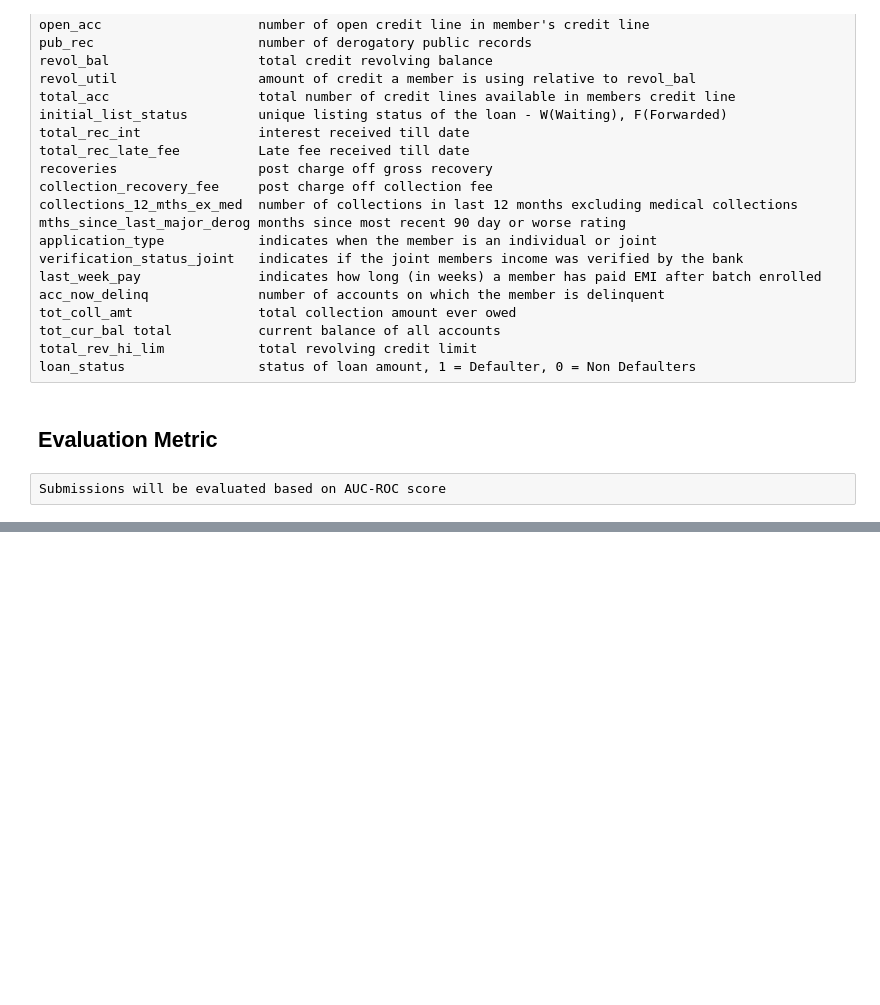
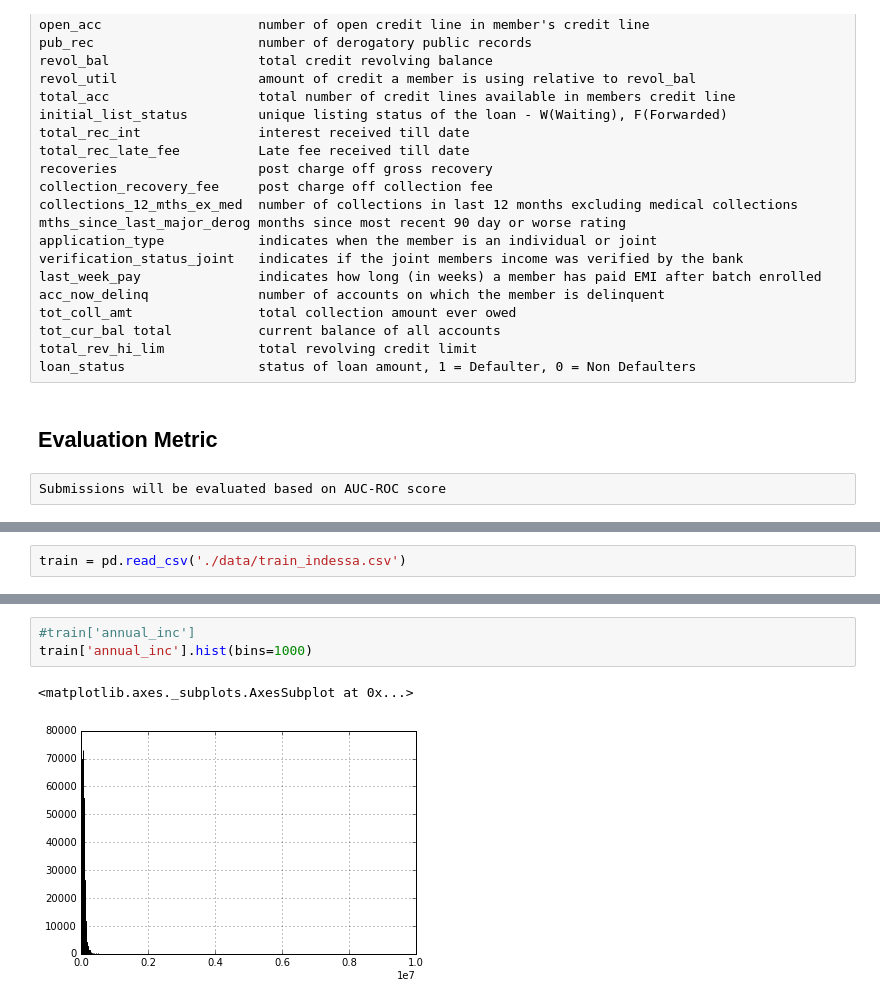
Before and after one commit to manprets/bank_fears, a Jupyter notebook: bank_fears.ipynb, the cells around one changed output, grey strips where cells are left out. Drawn from its saved outputs; the diff is of its cells as text; blank space fills up the shorter version.

```diff
--- a/bank_fears.ipynb
+++ b/bank_fears.ipynb
@@ -69,0 +91,2 @@ Submissions will be evaluated based on AUC-ROC score
+# %%
+train = pd.read_csv('./data/train_indessa.csv')
@@ -69,0 +240,6 @@ Submissions will be evaluated based on AUC-ROC score
+# %%
+#train['annual_inc']
+train['annual_inc'].hist(bins=1000)
+# %% [output]
+<matplotlib.axes._subplots.AxesSubplot at 0x...>
+[figure, added]
```
Also changed, not shown: parts of 155 cells of this notebook.
